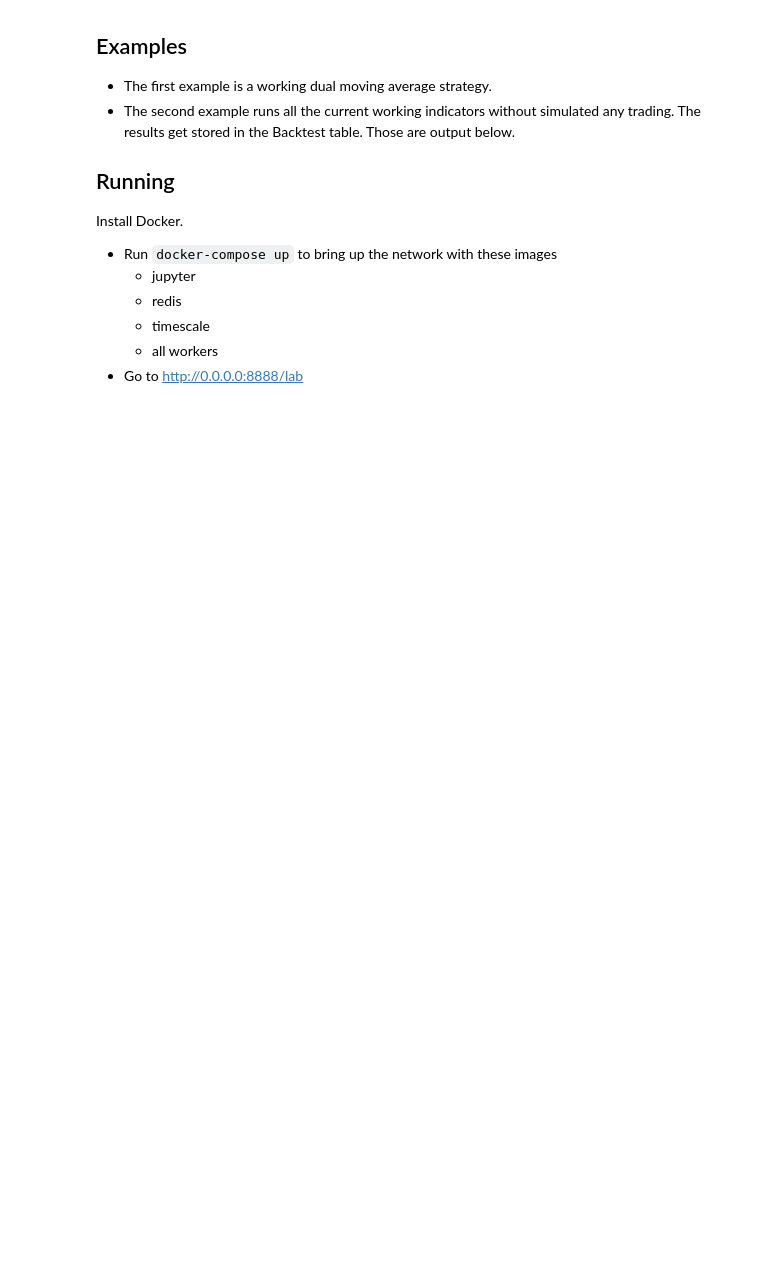
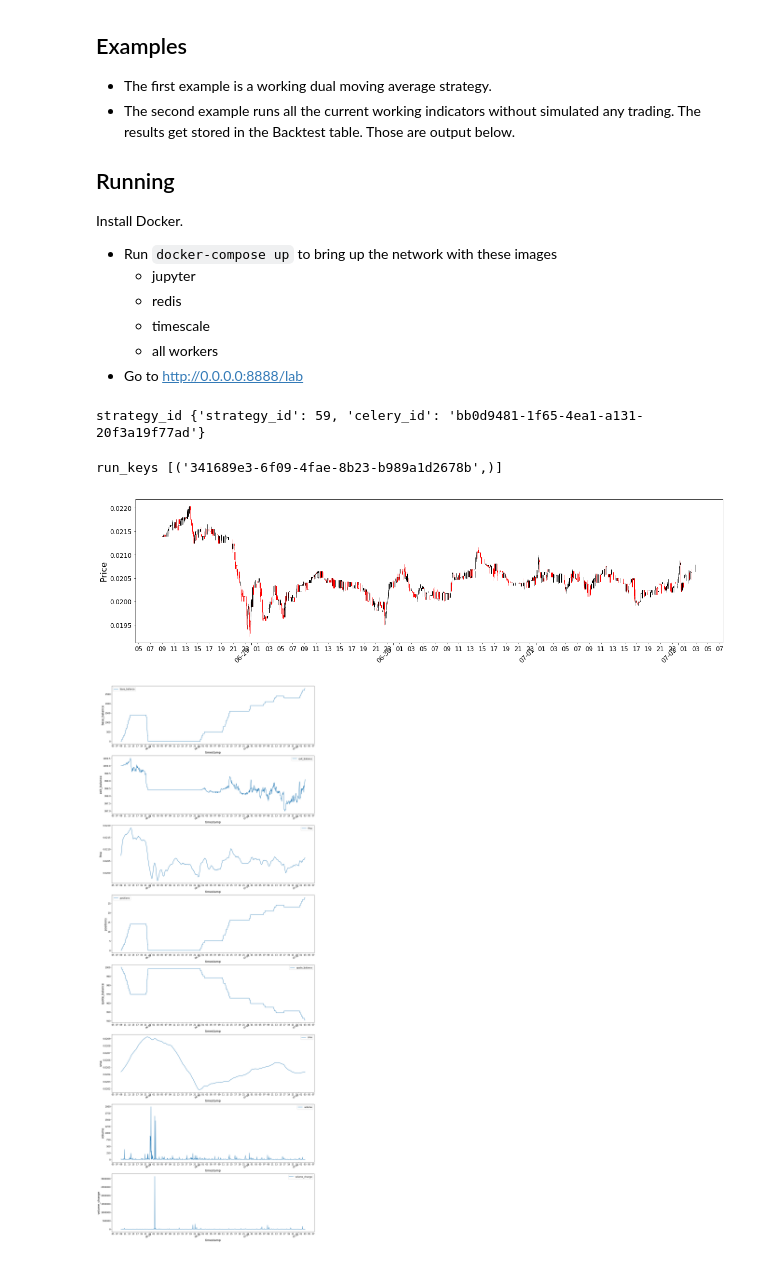
Before and after one commit to eristoddle/KryptoBot, a Jupyter notebook: notebooks/t2_strategies.ipynb, the cells around one changed output. Saved outputs shown, nothing was run; the diff lists cells and outputs as text; code cells hidden in the pictures; blank space fills up the shorter version.

```diff
--- a/notebooks/t2_strategies.ipynb
+++ b/notebooks/t2_strategies.ipynb
@@ -59,12 +99,15 @@ params = {
         'trailing_stoploss_percentage': .90
     },
     'custom': {
-        'short_window': 3,
-        'long_window': 15,
+        'short_window': 12,
+        'long_window': 288,
     },
     'portfolio': {
         'name': 'default'
     }
 }
 
-manager.run_strategy(params)
+strategy_id = manager.run_strategy(params)
+print('strategy_id', strategy_id)
+# %% [output]
+strategy_id {'strategy_id': 59, 'celery_id': 'bb0d9481-1f65-4ea1-a131-20f3a19f77ad'}
@@ -110,3 +114,32 @@ manager.run_strategy(params)
+# %%
+# TODO: This does not work for stopping it
+manager.stop_strategy('bb0d9481-1f65-4ea1-a131-20f3a19f77ad')
+run_keys = manager.get_strategy_run_keys(59)
+print('run_keys', run_keys)
+# %% [output]
+run_keys [('341689e3-6f09-4fae-8b23-b989a1d2678b',)]
+# %%
+from os import getcwd
+from kryptobot.portfolio.manager import Manager
+
+config = getcwd() + '/config.json'
+manager = Manager(config=config)
+%matplotlib inline
+
+run_key = '341689e3-6f09-4fae-8b23-b989a1d2678b'
+
+# Dataframe
+# results = manager.get_results(run_key)
+# results.tail(100)
+
+# Candlestick Data
+manager.show_candle_chart(run_key)
+
+# Indicator Data
+manager.show_indicator_charts(run_key)
+# %% [output]
+[figure, added]
+[figure, added]
 # %%
 import talib
 help(talib.APO)
```
Also changed, not shown: parts of 3 cells of this notebook, 3 other files.
